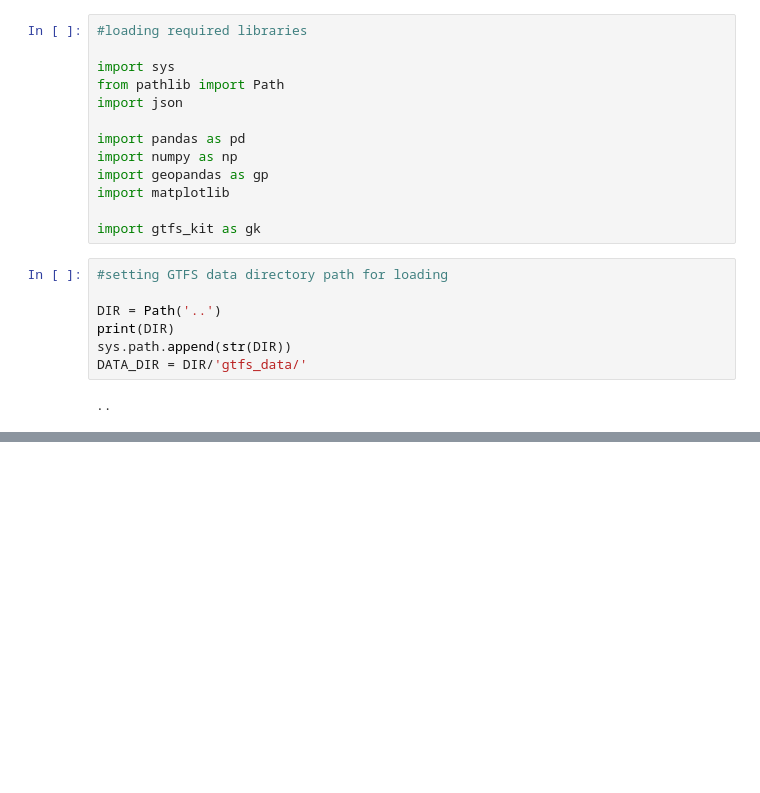
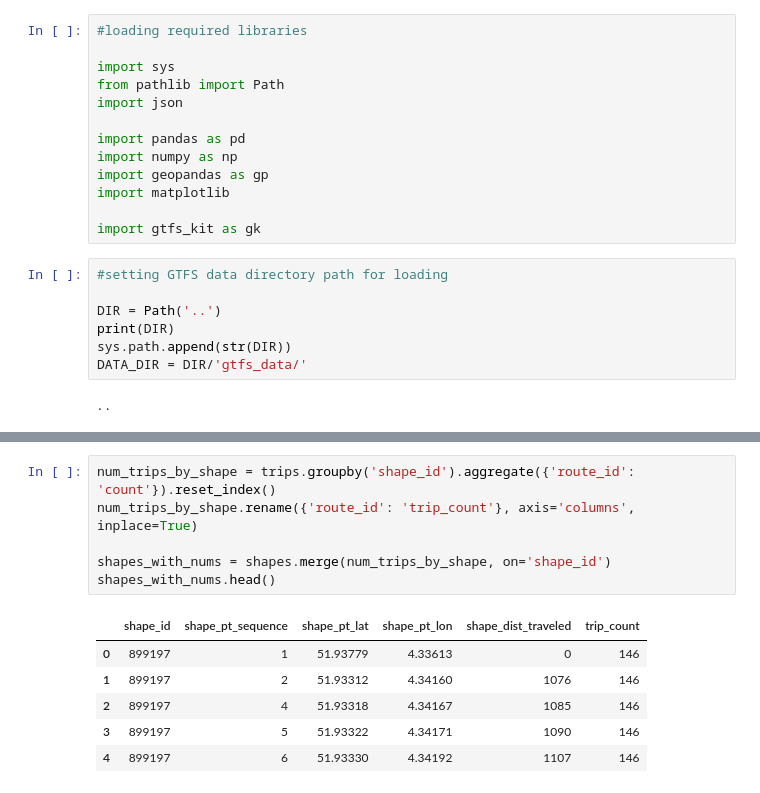
Before and after one commit to TPM-Resilience-Lab/public-transit-system, a Jupyter notebook: python-codes/gtfs_analysis.ipynb, the cells around one changed output, grey strips where cells are left out. Cells and saved outputs as stored; diff of their text form; blank space fills up the shorter version.

```diff
--- a/python-codes/gtfs_analysis.ipynb
+++ b/python-codes/gtfs_analysis.ipynb
@@ -38,0 +104,13 @@ gk.list_feed(path)
+# %%
+num_trips_by_shape = trips.groupby('shape_id').aggregate({'route_id': 'count'}).reset_index()
+num_trips_by_shape.rename({'route_id': 'trip_count'}, axis='columns', inplace=True)
+
+shapes_with_nums = shapes.merge(num_trips_by_shape, on='shape_id')
+shapes_with_nums.head()
+# %% [output]
+|  | shape_id | shape_pt_sequence | shape_pt_lat | shape_pt_lon | shape_dist_traveled | trip_count |
+| 0 | 899197 | 1 | 51.93779 | 4.33613 | 0 | 146 |
+| 1 | 899197 | 2 | 51.93312 | 4.34160 | 1076 | 146 |
+| 2 | 899197 | 4 | 51.93318 | 4.34167 | 1085 | 146 |
+| 3 | 899197 | 5 | 51.93322 | 4.34171 | 1090 | 146 |
+| 4 | 899197 | 6 | 51.93330 | 4.34192 | 1107 | 146 |
```
Also changed, not shown: parts of 10 cells of this notebook, 1 other file.
